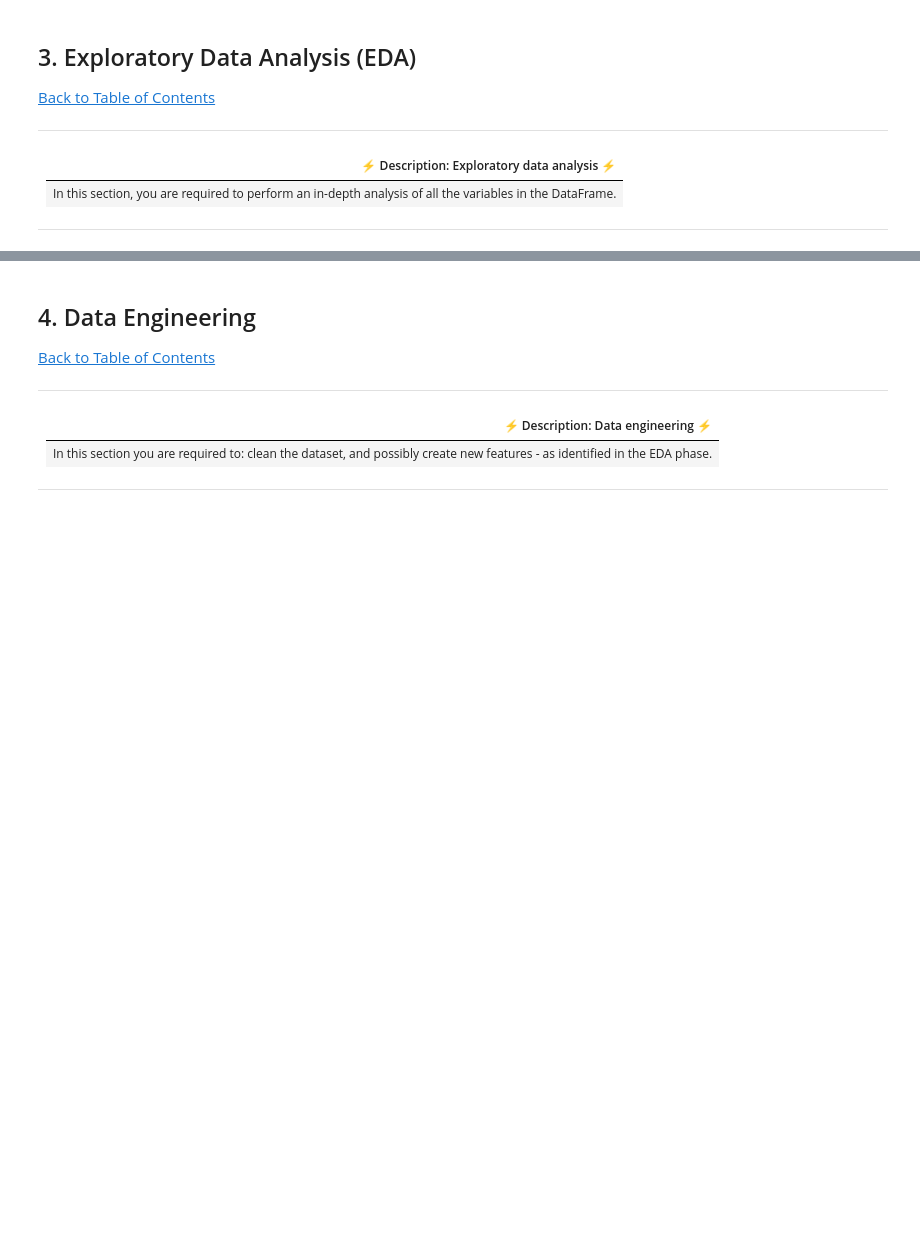
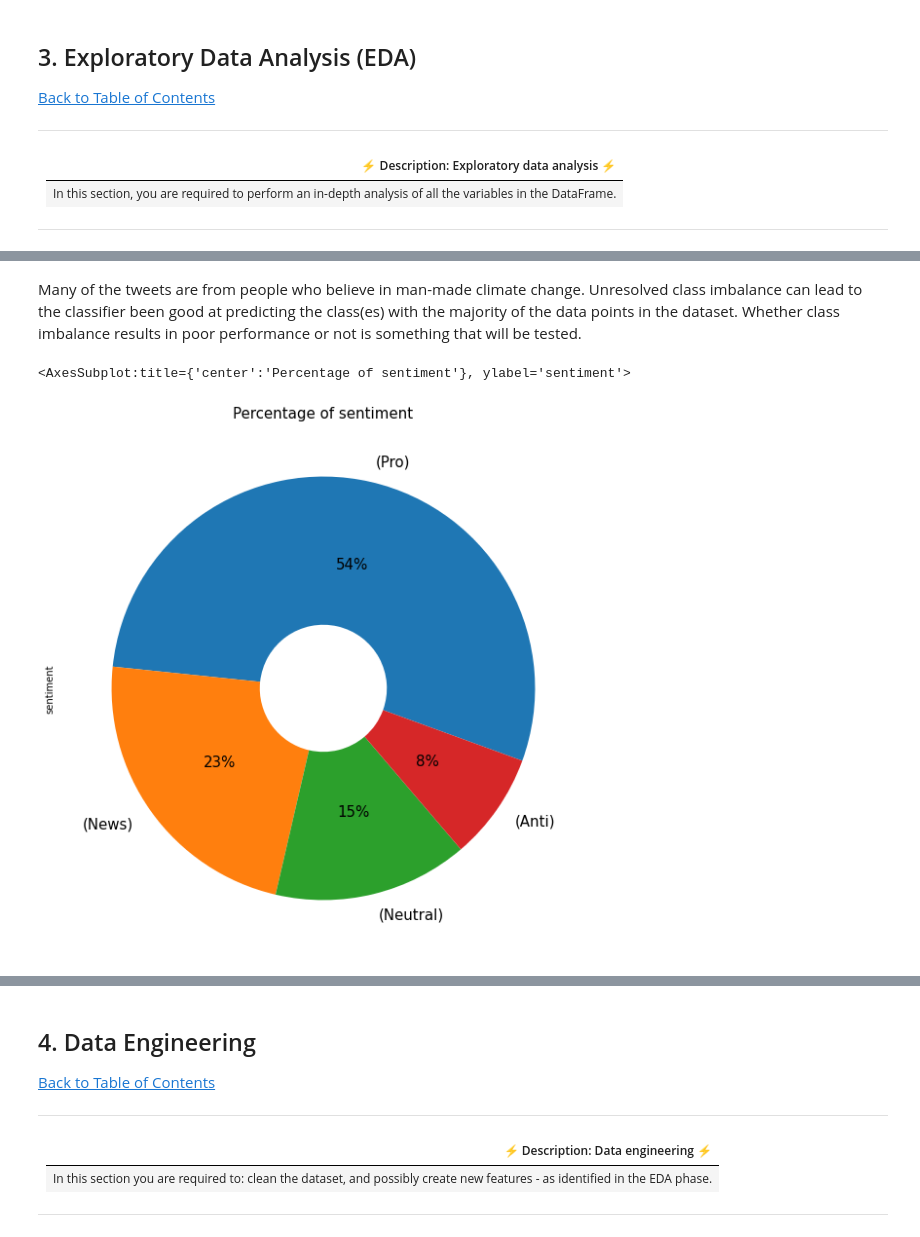
Before and after one commit to LPTsilo/Classification_Sprint_2207FTDS_Team_ES2, a Jupyter notebook: Classification_Sprint_Starter-Notebook.ipynb, the cells around one changed output, grey strips where cells are left out. Drawn from its saved outputs; the diff is of its cells as text; code cells hidden in the pictures; blank space fills up the shorter version.

```diff
--- a/Classification_Sprint_Starter-Notebook.ipynb
+++ b/Classification_Sprint_Starter-Notebook.ipynb
@@ -104,0 +189,11 @@ df = # load the data
+# %% [markdown]
+Many of the tweets are from people who believe in man-made climate change. Unresolved class imbalance can lead to the classifier been good at predicting the class(es) with the majority of the data points in the dataset. Whether class imbalance results in poor performance or not is something that will be tested.
+# %%
+plt.figure(figsize=(15,10))
+plt.title('Percentage of sentiment', fontsize=15)
+df_train.sentiment.value_counts().plot(kind='pie', labels=['(Pro)', '(News)', '(Neutral)', '(Anti)'],
+                              wedgeprops=dict(width=.7), autopct='%1.0f%%', startangle= -20,
+                              textprops={'fontsize': 15})
+# %% [output]
+<AxesSubplot:title={'center':'Percentage of sentiment'}, ylabel='sentiment'>
+[figure, added]
```
Also changed, not shown: parts of 17 cells of this notebook.
